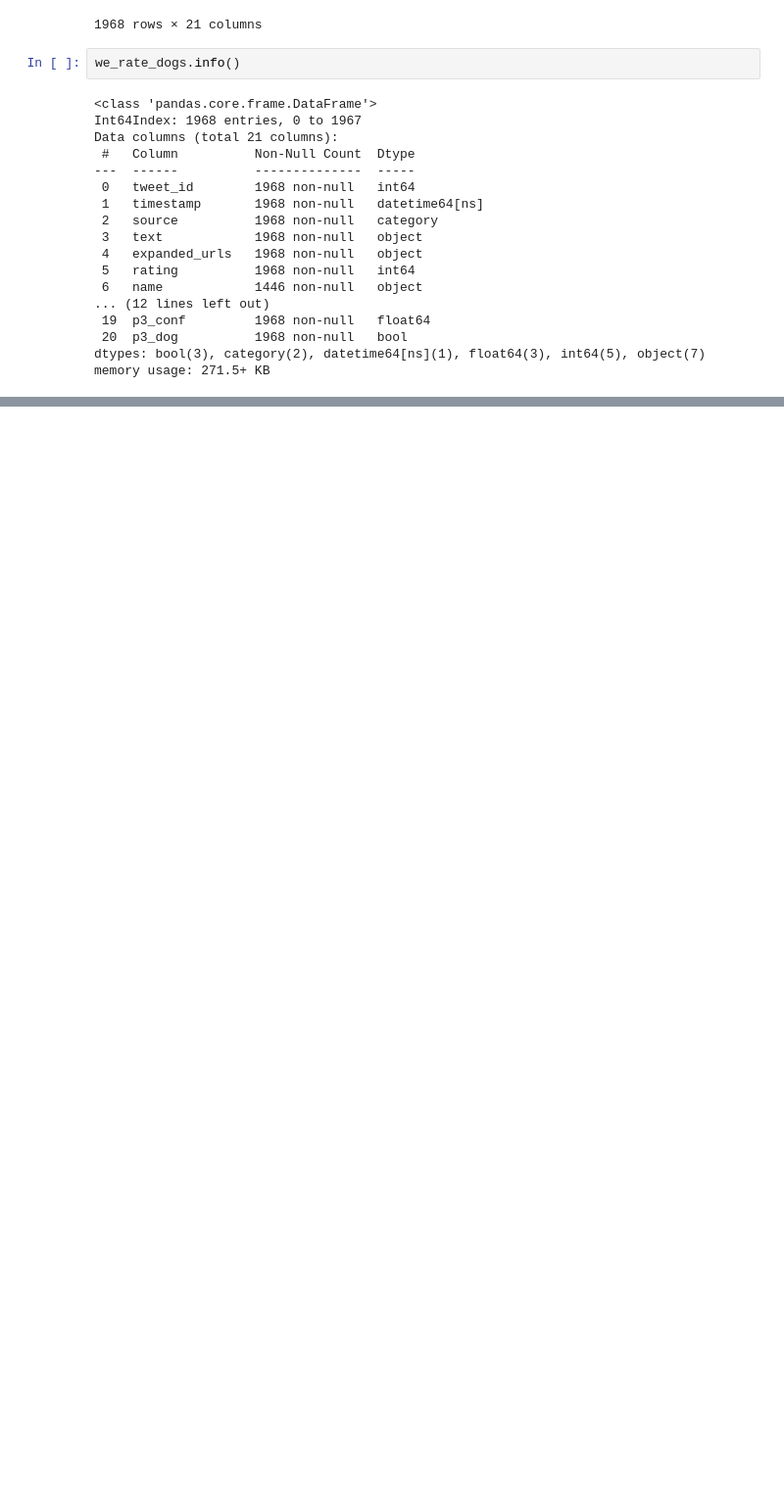
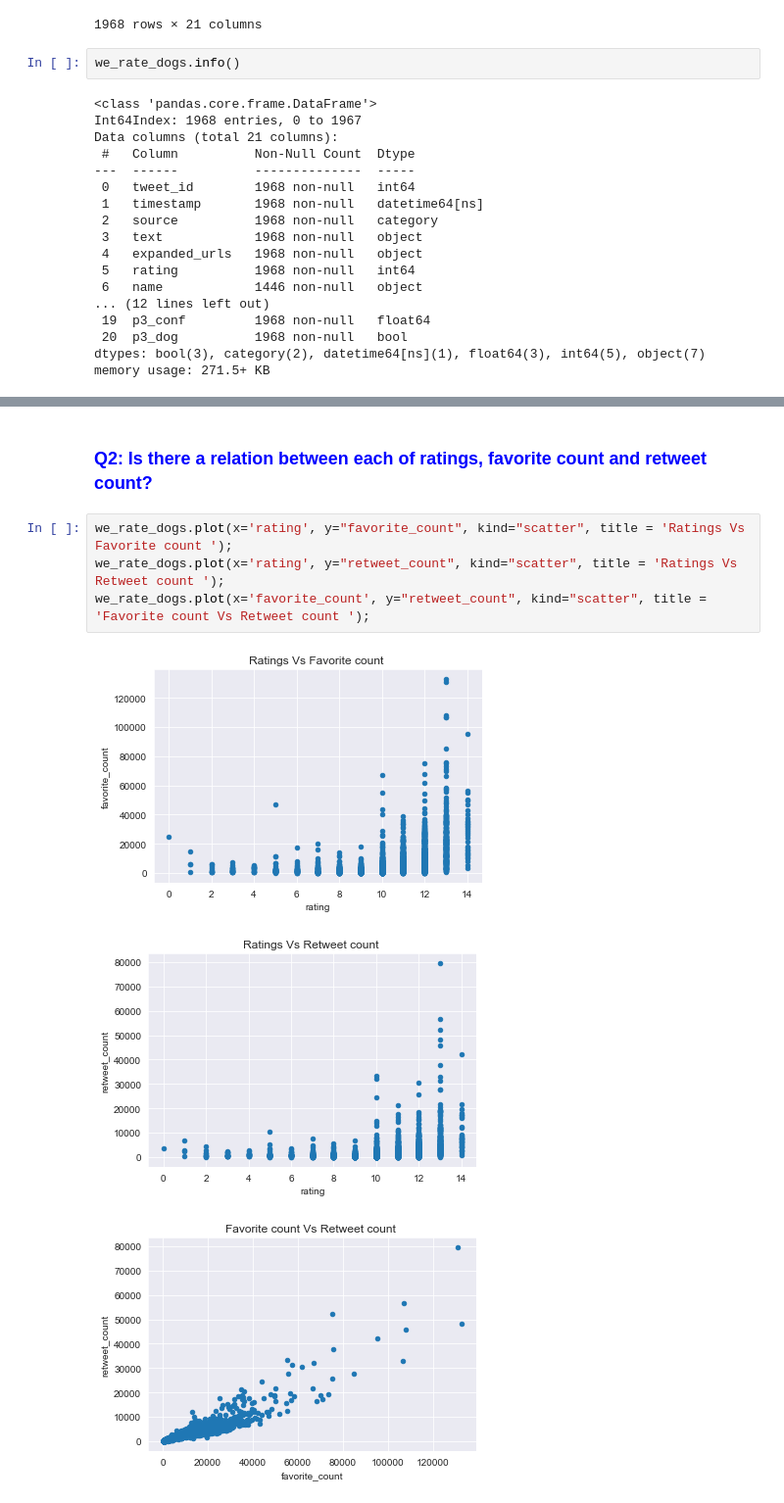
Before and after one commit to IbrahimMansey/WeRateDogs_Dataset, a Jupyter notebook: wrangle_act.ipynb, the cells around one changed output, grey strips where cells are left out. Shown at 98% size. Cells and saved outputs as stored; diff of their text form; blank space fills up the shorter version.

```diff
--- a/wrangle_act.ipynb
+++ b/wrangle_act.ipynb
@@ -1026,0 +1164,10 @@ memory usage: 271.5+ KB
+# %% [markdown]
+### <font color='blue'>Q2: Is there a relation between each of ratings, favorite count and retweet count?</font>
+# %%
+we_rate_dogs.plot(x='rating', y="favorite_count", kind="scatter", title = 'Ratings Vs Favorite count ');
+we_rate_dogs.plot(x='rating', y="retweet_count", kind="scatter", title = 'Ratings Vs Retweet count ');
+we_rate_dogs.plot(x='favorite_count', y="retweet_count", kind="scatter", title = 'Favorite count Vs Retweet count ');
+# %% [output]
+[figure, added]
+[figure, added]
+[figure, added]
```
Also changed, not shown: parts of 67 cells of this notebook.
